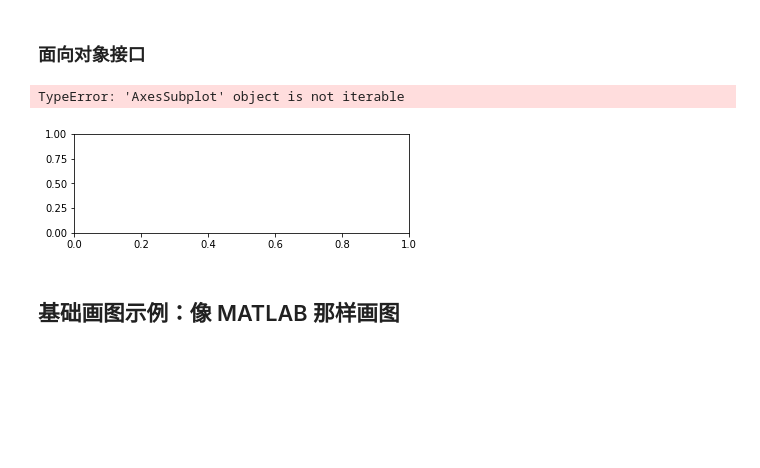
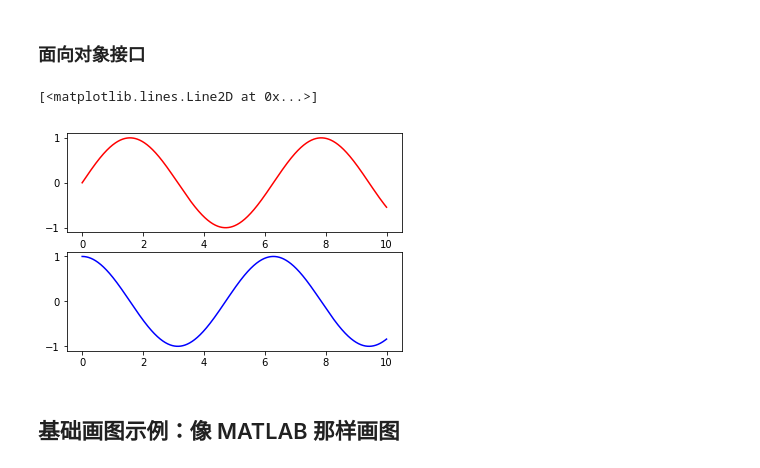
Before and after one commit to weihuayi/class, a Jupyter notebook: pythondata/3.0-Matplotlib可视化基础.ipynb, the cells around one changed output. Cells and saved outputs as stored; diff of their text form; code cells hidden in the pictures; blank space fills up the shorter version.

```diff
--- a/pythondata/3.0-Matplotlib可视化基础.ipynb
+++ b/pythondata/3.0-Matplotlib可视化基础.ipynb
@@ -122,12 +122,12 @@ plt.plot(x, np.cos(x))
 # %% [markdown]
 ### 面向对象接口
 # %%
-fig, axes = plt.subplot(212)
+fig, axes = plt.subplots(2)
 axes[0].plot(x, np.sin(x), 'r')
 axes[1].plot(x, np.cos(x), 'b')
 # %% [output]
-TypeError: 'AxesSubplot' object is not iterable
+[<matplotlib.lines.Line2D at 0x...>]
-[figure, old version]
+[figure, new version]
 # %% [markdown]
 ## 基础画图示例：像 MATLAB 那样画图
 # %% [markdown]
```
Also changed, not shown: parts of 10 cells of this notebook.
